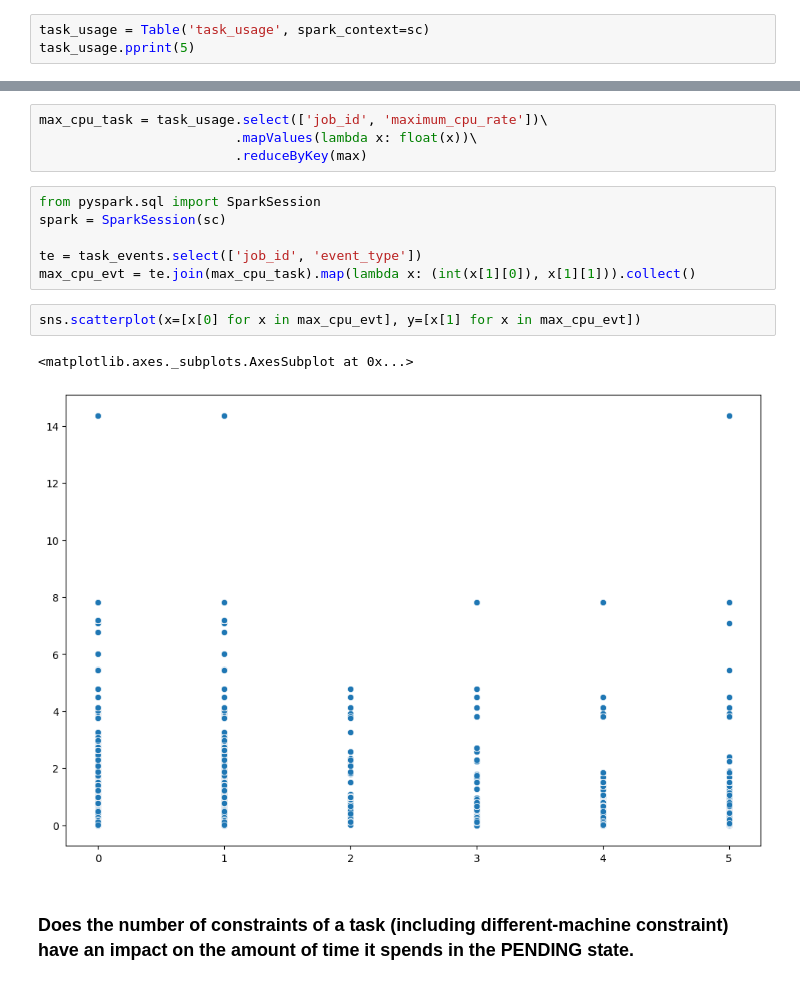
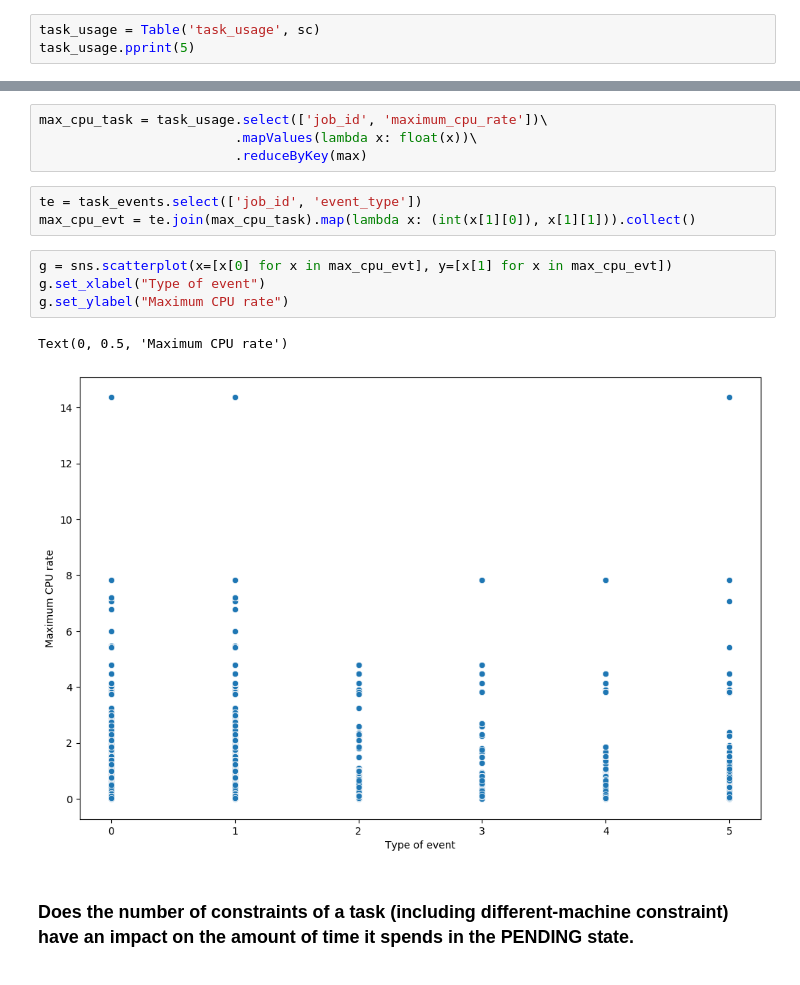
Before and after one commit to templierw/spark_lab, a Jupyter notebook: lab.ipynb, the cells around one changed output, grey strips where cells are left out. Cells and saved outputs as stored; diff of their text form.

```diff
--- a/lab.ipynb
+++ b/lab.ipynb
@@ -196,6 +268,6 @@ To anwser this question, we need to rely on the "task_usage" logs. It holds, for
 Let's start by loading this table as a RDD.
 # %%
-task_usage = Table('task_usage', spark_context=sc)
+task_usage = Table('task_usage', sc)
 task_usage.pprint(5)
 # %% [output]
 |  | start_time | end_time | job_id | task_index | machine_id | cpu_rate | canonical_memory_usage | ... |
@@ -338,16 +435,15 @@ max_cpu_task = task_usage.select(['job_id', 'maximum_cpu_rate'])\
                          .mapValues(lambda x: float(x))\
                          .reduceByKey(max)
 # %%
-from pyspark.sql import SparkSession
-spark = SparkSession(sc)
-
 te = task_events.select(['job_id', 'event_type'])
 max_cpu_evt = te.join(max_cpu_task).map(lambda x: (int(x[1][0]), x[1][1])).collect()
 # %%
-sns.scatterplot(x=[x[0] for x in max_cpu_evt], y=[x[1] for x in max_cpu_evt])
+g = sns.scatterplot(x=[x[0] for x in max_cpu_evt], y=[x[1] for x in max_cpu_evt])
+g.set_xlabel("Type of event")
+g.set_ylabel("Maximum CPU rate")
 # %% [output]
-<matplotlib.axes._subplots.AxesSubplot at 0x...>
+Text(0, 0.5, 'Maximum CPU rate')
-[figure, old version]
+[figure, new version]
 # %% [markdown]
 ### Does the number of constraints of a task (including different-machine constraint) have an impact on the amount of time it spends in the PENDING state.
 # %%
```
Also changed, not shown: parts of 24 cells of this notebook.
